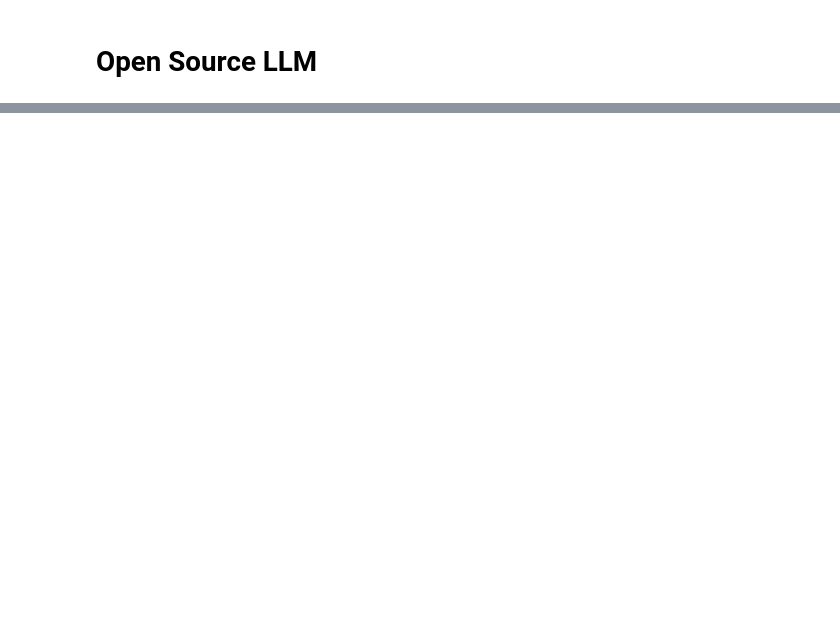
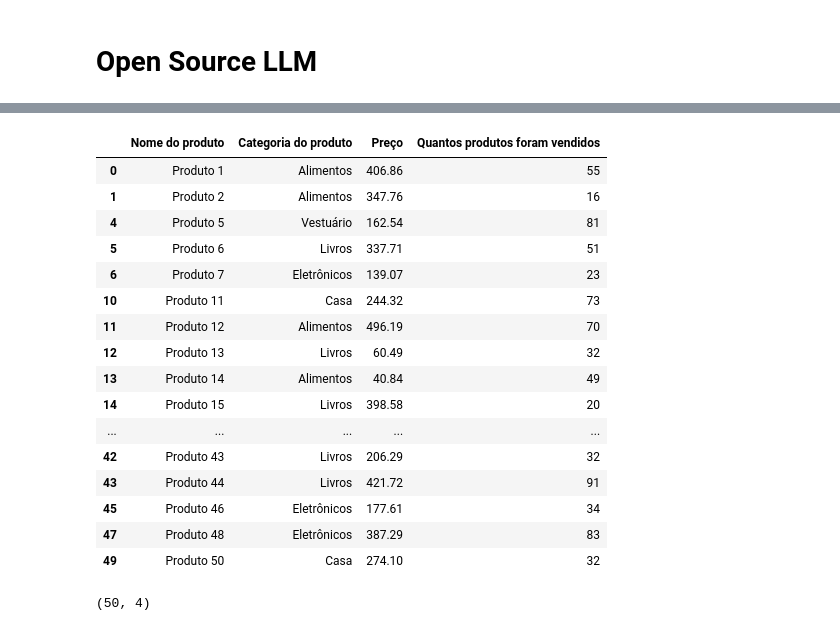
Before and after one commit to mateus-bombassaro/python-ai-colab, a Jupyter notebook: Aula_1_Python.ipynb, the cells around one changed output, grey strips where cells are left out. Saved outputs shown, nothing was run; the diff lists cells and outputs as text; code cells hidden in the pictures; blank space fills up the shorter version.

```diff
--- a/Aula_1_Python.ipynb
+++ b/Aula_1_Python.ipynb
@@ -212,0 +306,28 @@ for chunk in completion:
+# %%
+import numpy as np
+
+# Gerar 50 linhas de dados
+n_rows = 50
+
+# Nomes de produtos aleatórios
+product_names = [f'Produto {i+1}' for i in range(n_rows)]
+
+# Categorias de produtos
+categories = ['Eletrônicos', 'Alimentos', 'Vestuário', 'Livros', 'Casa']
+product_categories = np.random.choice(categories, n_rows)
+
+# Preços aleatórios entre 10 e 1000
+prices = np.round(np.random.uniform(10, 1000, n_rows), 2)
+
+# Quantidade de produtos vendidos aleatória entre 1 e 100
+quantities_sold = np.random.randint(1, 101, n_rows)
+
+# Criar o DataFrame
+df_produtos = pd.DataFrame({
+    'Nome do produto': product_names,
+    'Categoria do produto': product_categories,
+    'Preço': prices,
+    'Quantos produtos foram vendidos': quantities_sold
+})
+
+display(df_produtos.head())
@@ -212,0 +386,24 @@ for chunk in completion:
+# %%
+df_produtos[df_produtos["Preço"] < 500]
+# %% [output]
+|  | Nome do produto | Categoria do produto | Preço | Quantos produtos foram vendidos |
+| 0 | Produto 1 | Alimentos | 406.86 | 55 |
+| 1 | Produto 2 | Alimentos | 347.76 | 16 |
+| 4 | Produto 5 | Vestuário | 162.54 | 81 |
+| 5 | Produto 6 | Livros | 337.71 | 51 |
+| 6 | Produto 7 | Eletrônicos | 139.07 | 23 |
+| 10 | Produto 11 | Casa | 244.32 | 73 |
+| 11 | Produto 12 | Alimentos | 496.19 | 70 |
+| 12 | Produto 13 | Livros | 60.49 | 32 |
+| 13 | Produto 14 | Alimentos | 40.84 | 49 |
+| 14 | Produto 15 | Livros | 398.58 | 20 |
+| ... | ... | ... | ... | ... |
+| 42 | Produto 43 | Livros | 206.29 | 32 |
+| 43 | Produto 44 | Livros | 421.72 | 91 |
+| 45 | Produto 46 | Eletrônicos | 177.61 | 34 |
+| 47 | Produto 48 | Eletrônicos | 387.29 | 83 |
+| 49 | Produto 50 | Casa | 274.10 | 32 |
+# %%
+df_produtos.shape
+# %% [output]
+(50, 4)
```
Also changed, not shown: parts of 31 cells of this notebook.
